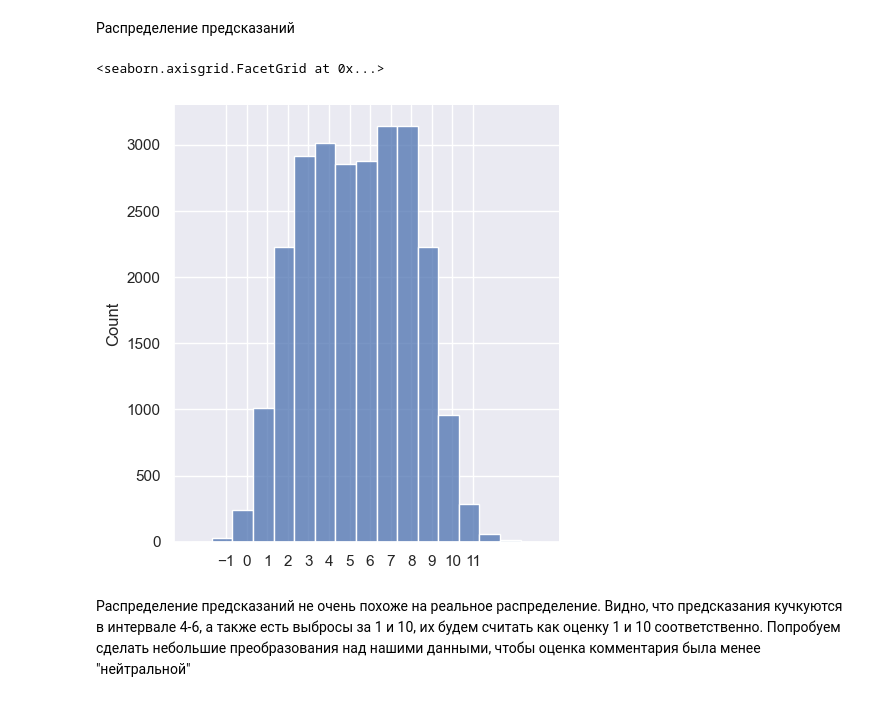
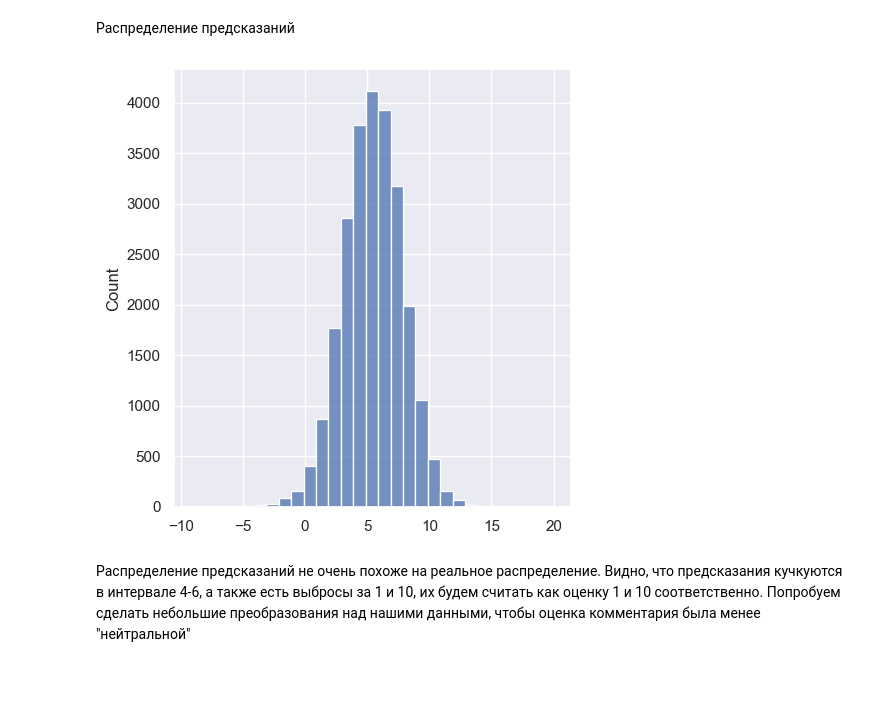
Before and after one commit to triflt/comment_task, a Jupyter notebook: notebook.ipynb, the cells around one changed output. Drawn from its saved outputs; the diff is of its cells as text; code cells hidden in the pictures.

```diff
--- a/notebook.ipynb
+++ b/notebook.ipynb
@@ -161,3 +139,16 @@ def sent2vec_train(question, model):
+# %%
+def sent2vec_train_down(question, model):
+    token_question = np.array(question)
+    question_array = np.zeros(model.vector_size)
+    count = 0
+    for word in token_question:
+        if model.__contains__(str(word)):
+            question_array += (np.array(model[str(word)]))
+            count += 1
+    if count == 0:
+        return question_array
+
+    return question_array / count
 # %%
 def cos_sim(a, b):
     similarity = np.dot(a, b) / (np.linalg.norm(a) * np.linalg.norm(b))
@@ -208,6 +199,6 @@ class CatBoostClassifierWrap:
 def data_to_model(df, target):
     X, Y = [], []
     for sentence in range(len(df[target])):
-        X.append(sent2vec_train(df['tokenized'][sentence], model_wv_1))
+        X.append(sent2vec_train_down(df['tokenized'][sentence], model_down))
         Y.append(df[target][sentence])
     return np.array(X), np.array(Y)
@@ -224,2 +217,0 @@ model_cl.save('cb_cl.model')
-# %%
-model_cl_1 = pickle.load(open('cb_cl.model', "rb"))
@@ -288,0 +296,2 @@ array([5.29482991, 4.50364583, 6.48478552, ..., 3.54330595, 4.00259353,
+# %%
+reg = sklearn.linear_model.Ridge(alpha=1).fit(X_train_reg, Y_train_reg)
@@ -319,11 +343,10 @@ p.set(xticks=np.arange(1,11))
 # %% [markdown]
 Распределение предсказаний
 # %%
-p = sns.displot(model_reg.predict(X_test_reg), discrete=True)
-p.set(xticks=np.arange(-1,12))
+p = sns.displot(reg.predict(X_test_reg), discrete=True)
+#p.set(xticks=np.arange(-1,12))
 # %% [output]
-<seaborn.axisgrid.FacetGrid at 0x...>
-[figure, old version]
+[figure, new version]
 # %% [markdown]
 Распределение предсказаний не очень похоже на реальное распределение. Видно, что предсказания кучкуются в интервале 4-6, а также есть выбросы за 1 и 10, их будем считать как оценку 1 и 10 соответственно. Попробуем сделать небольшие преобразования над нашими данными, чтобы оценка комментария была менее "нейтральной"
 # %%
```
Also changed, not shown: parts of 37 cells of this notebook, 10 other files.
